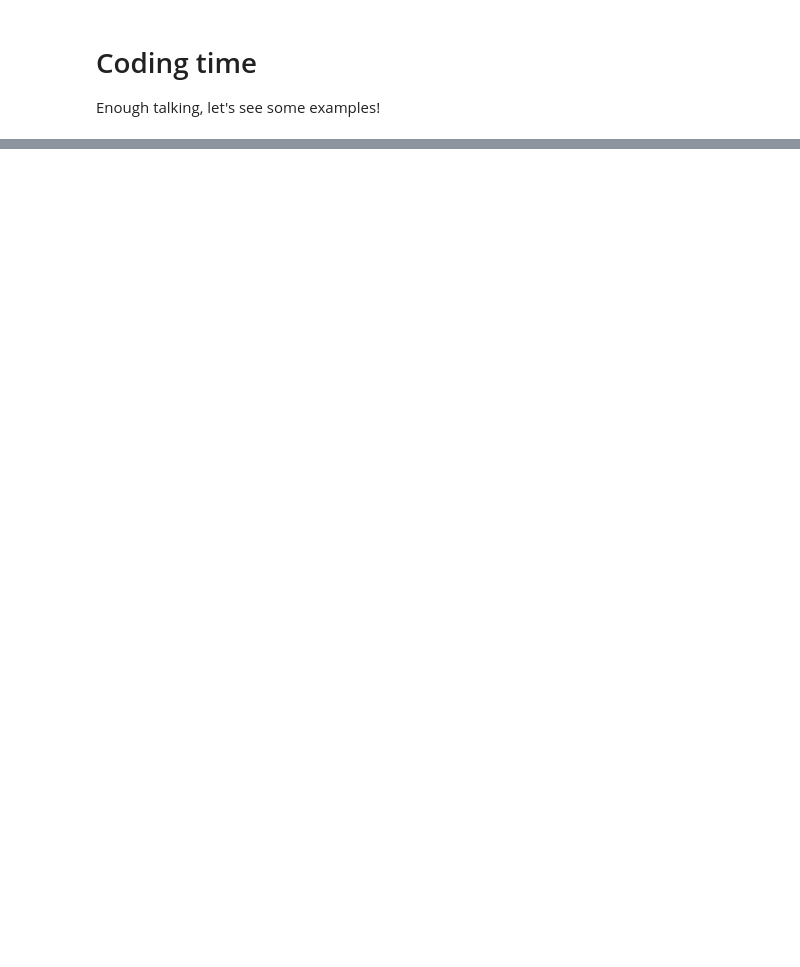
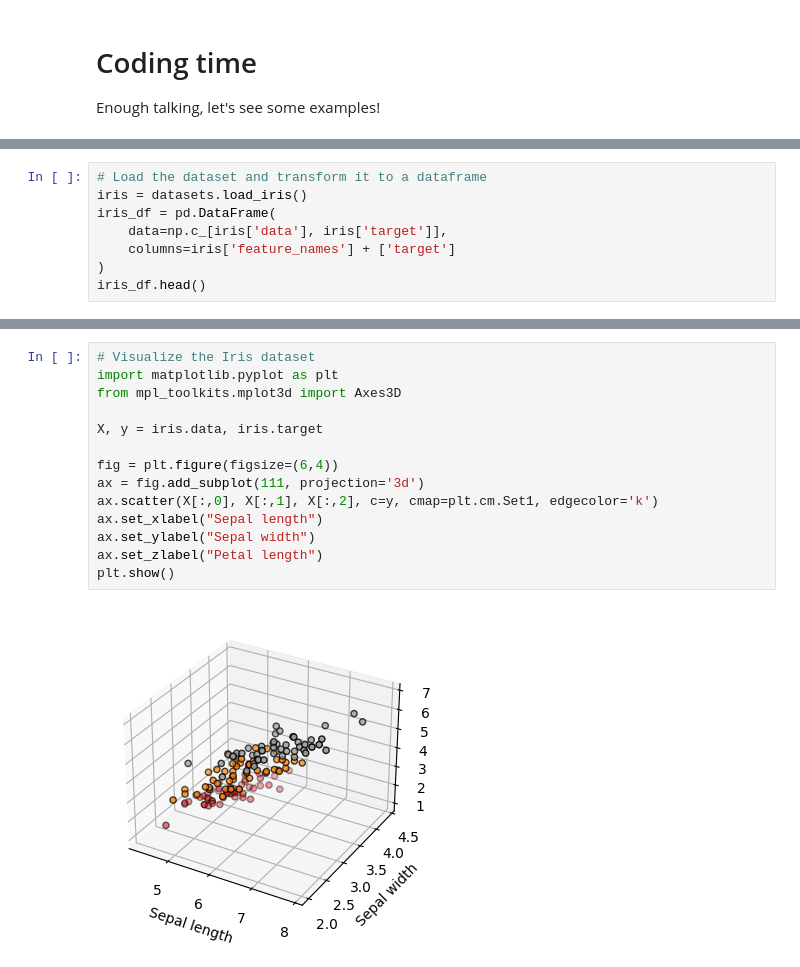
Before and after one commit to jozsefjung/python_the_language_that_can_do_anything, a Jupyter notebook: python_the_language_taht_can_do_anything.ipynb, the cells around one changed output, grey strips where cells are left out. Cells and saved outputs as stored; diff of their text form; blank space fills up the shorter version.

```diff
--- a/python_the_language_taht_can_do_anything.ipynb
+++ b/python_the_language_taht_can_do_anything.ipynb
@@ -156,0 +161,8 @@ print(pd.__version__)
+# %%
+# Load the dataset and transform it to a dataframe
+iris = datasets.load_iris()
+iris_df = pd.DataFrame(
+    data=np.c_[iris['data'], iris['target']],
+    columns=iris['feature_names'] + ['target']
+)
+iris_df.head()
@@ -156,0 +176,16 @@ print(pd.__version__)
+# %%
+# Visualize the Iris dataset
+import matplotlib.pyplot as plt
+from mpl_toolkits.mplot3d import Axes3D
+
+X, y = iris.data, iris.target
+
+fig = plt.figure(figsize=(6,4))
+ax = fig.add_subplot(111, projection='3d')
+ax.scatter(X[:,0], X[:,1], X[:,2], c=y, cmap=plt.cm.Set1, edgecolor='k')
+ax.set_xlabel("Sepal length")
+ax.set_ylabel("Sepal width")
+ax.set_zlabel("Petal length")
+plt.show()
+# %% [output]
+[figure, added]
```
Also changed, not shown: parts of 28 cells of this notebook, 2 other files.
